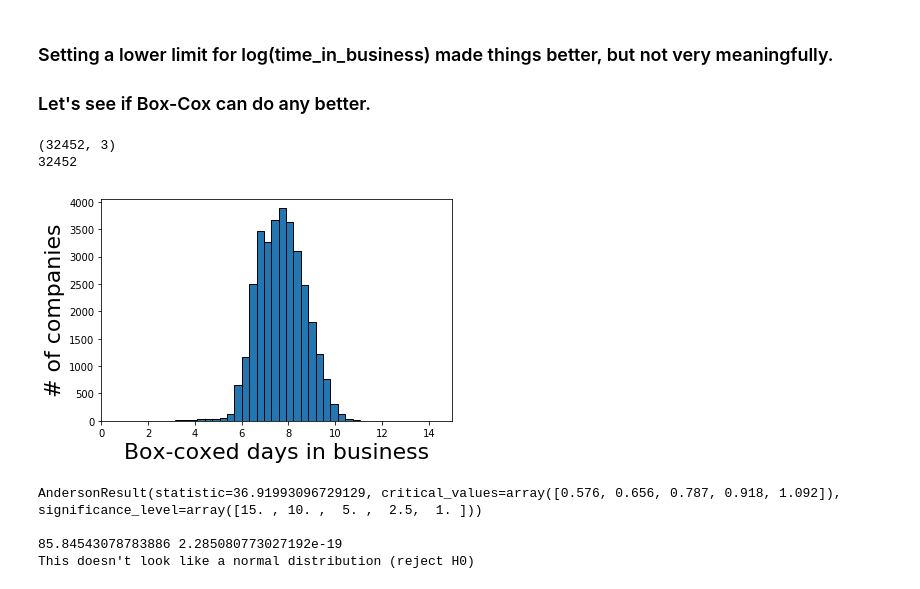
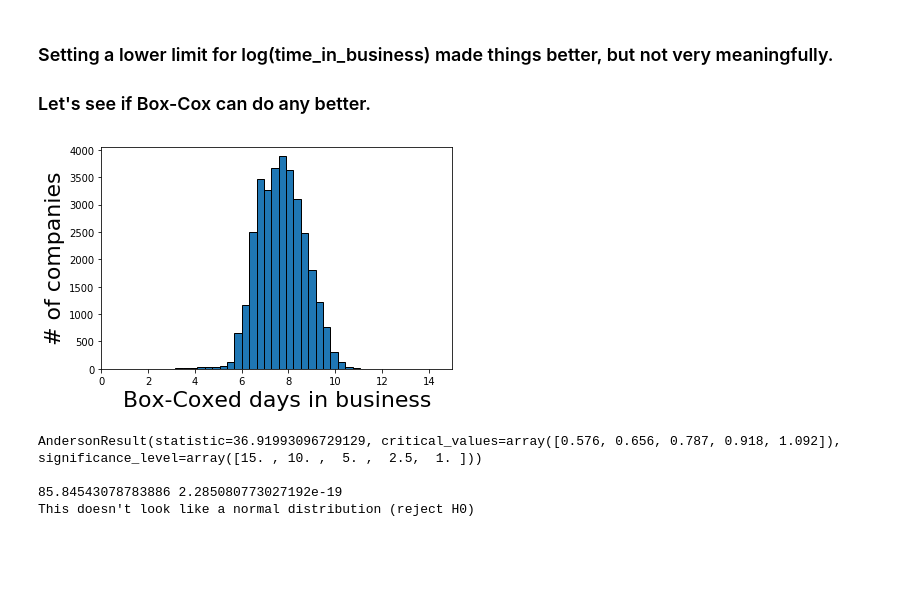
Before and after one commit to Yoyoyoyoyoyoyo/lifespan_of_companies, a Jupyter notebook: SOS_for_github.ipynb, the cells around one changed output. Cells and saved outputs as stored; diff of their text form; code cells hidden in the pictures; blank space fills up the shorter version.

```diff
--- a/SOS_for_github.ipynb
+++ b/SOS_for_github.ipynb
@@ -553,18 +553,16 @@ This doesn't look like a normal distribution (reject H0)
 # %%
 first_tib['bc_tib'] = boxcox(df.time_in_business)[0]
 
 # Graph it:
 plt.hist(first_tib.bc_tib, bins = 35, edgecolor = 'black')
 plt.axis([0, 15, 0, df.shape[0] / 8])
-plt.xlabel('Box-coxed days in business', size = 22)
+plt.xlabel('Box-Coxed days in business', size = 22)
 plt.ylabel('# of companies', size= 22)
 
 plt.tight_layout()
 plt.show()
 # %% [output]
-(32452, 3)
-32452
-[figure, old version]
+[figure, new version]
 # %%
 # Normality tests again:
 print(anderson(first_tib.bc_tib))
```
Also changed, not shown: parts of 10 cells of this notebook.
